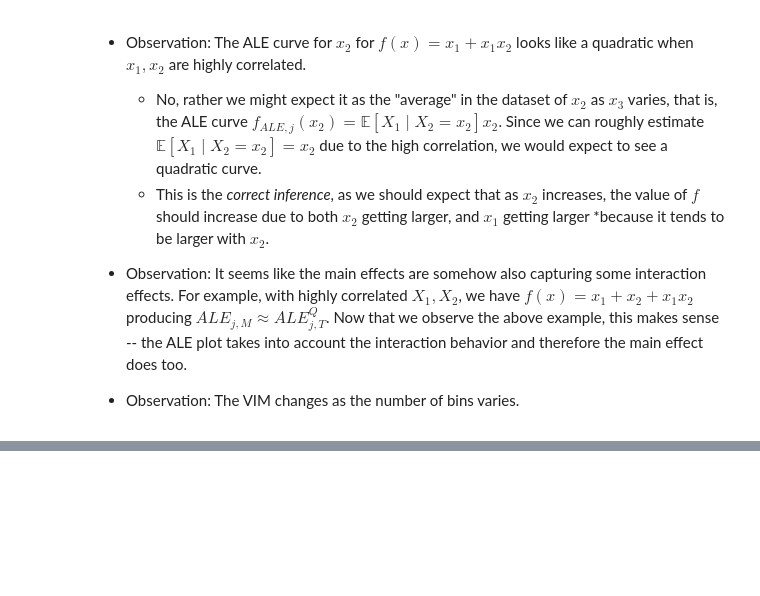
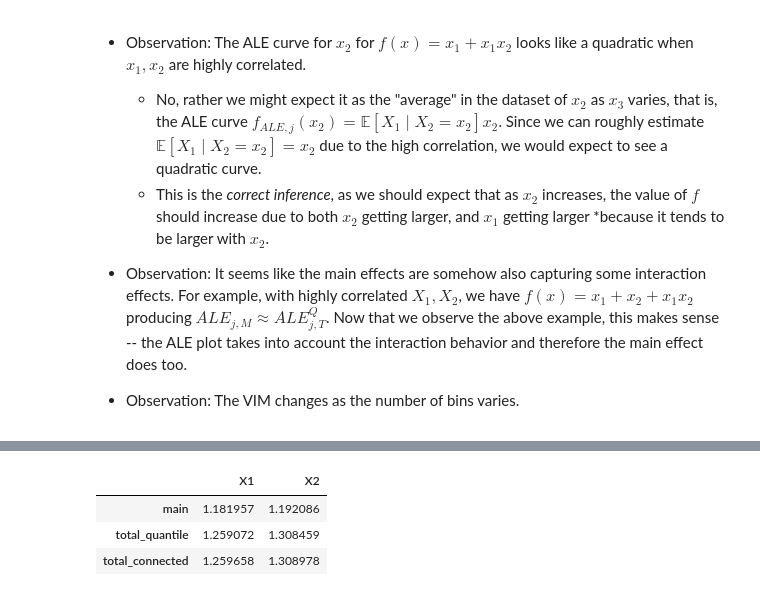
Before and after one commit to dawsonren/ExplainableML, a Jupyter notebook: examine.ipynb, the cells around one changed output, grey strips where cells are left out. Drawn from its saved outputs; the diff is of its cells as text; code cells hidden in the pictures; blank space fills up the shorter version.

```diff
--- a/examine.ipynb
+++ b/examine.ipynb
@@ -209,0 +147,7 @@ plt.show()
+# %%
+ale.explain()
+# %% [output]
+|  | X1 | X2 |
+| main | 1.181957 | 1.192086 |
+| total_quantile | 1.259072 | 1.308459 |
+| total_connected | 1.259658 | 1.308978 |
```
Also changed, not shown: parts of 9 cells of this notebook, 16 other files.
